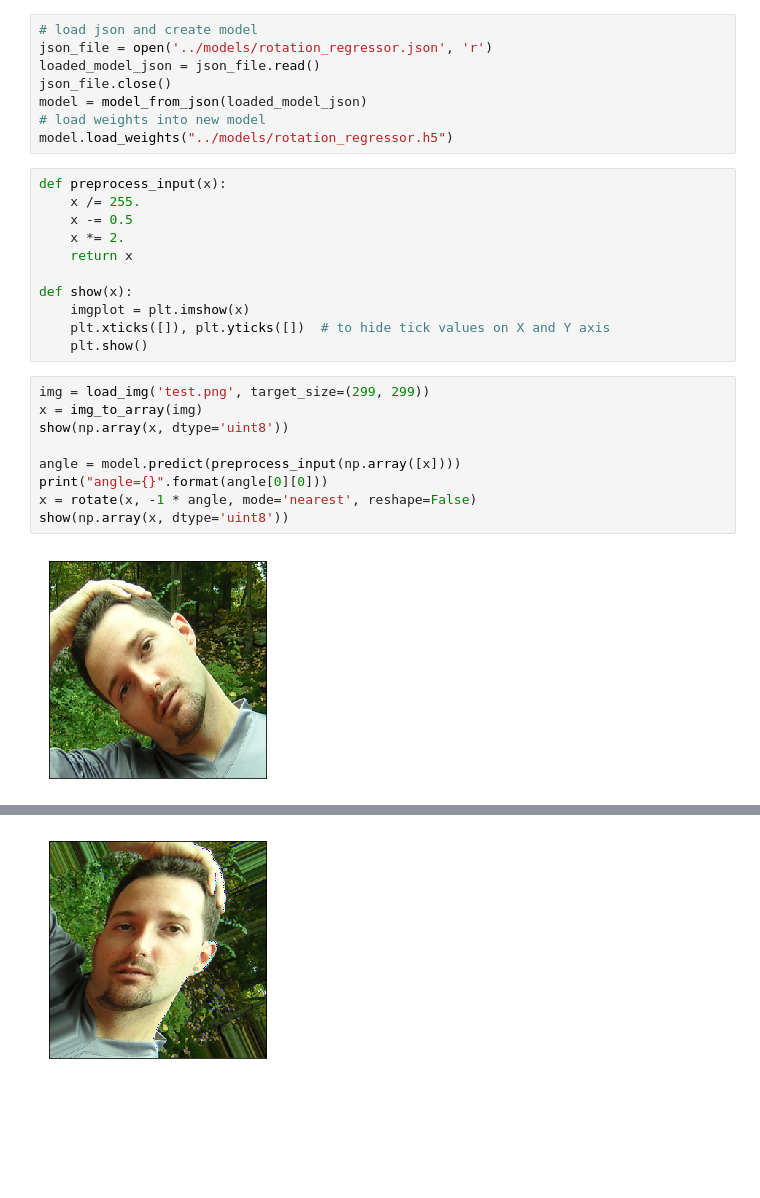
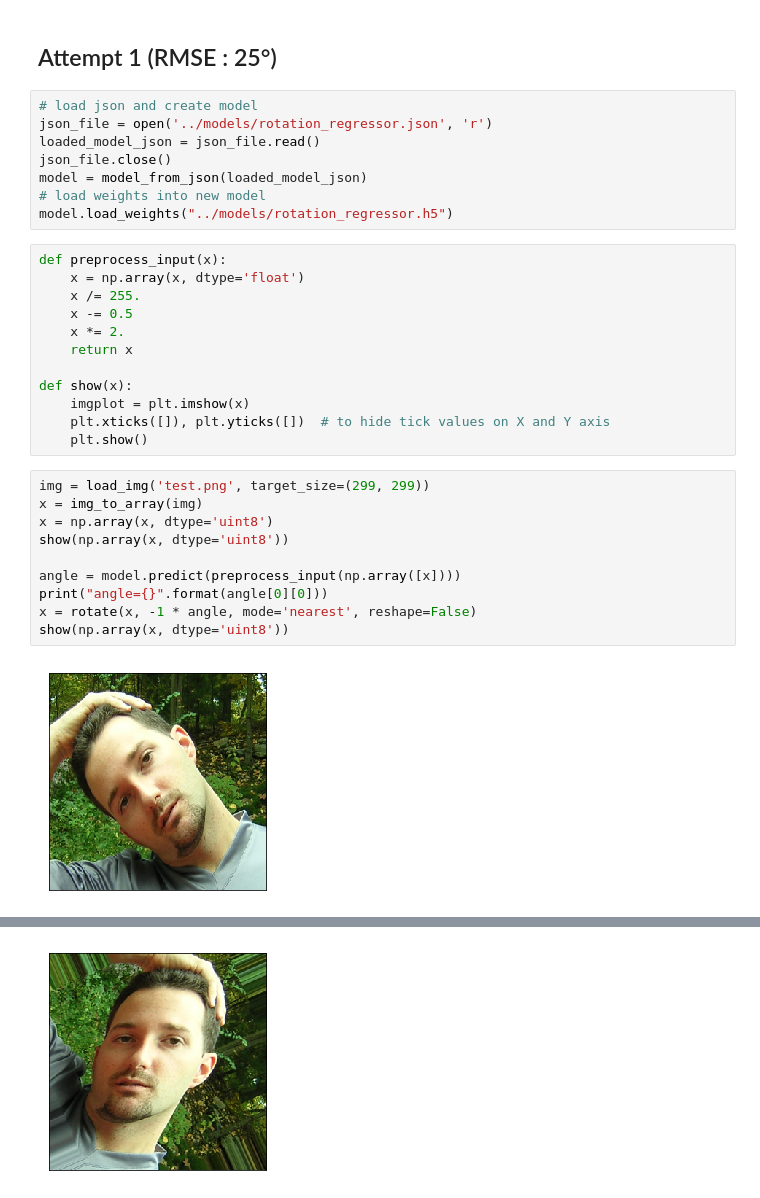
Before and after one commit to florentdelgrange/ai_umons, a Jupyter notebook: challenge1/Notebooks/Model Testing.ipynb, the cells around one changed output, grey strips where cells are left out. Cells and saved outputs as stored; diff of their text form; blank space fills up the shorter version.

```diff
--- a/challenge1/Notebooks/Model Testing.ipynb
+++ b/challenge1/Notebooks/Model Testing.ipynb
@@ -20,3 +23,5 @@ import matplotlib.pyplot as plt
+# %% [markdown]
+## Attempt 1 (RMSE : 25°)
 # %%
 # load json and create model
 json_file = open('../models/rotation_regressor.json', 'r')
@@ -27,6 +32,7 @@ model = model_from_json(loaded_model_json)
 model.load_weights("../models/rotation_regressor.h5")
 # %%
 def preprocess_input(x):
+    x = np.array(x, dtype='float')
     x /= 255.
     x -= 0.5
     x *= 2.
@@ -39,6 +45,7 @@ def show(x):
 # %%
 img = load_img('test.png', target_size=(299, 299))
 x = img_to_array(img)
+x = np.array(x, dtype='uint8')
 show(np.array(x, dtype='uint8'))
 
 angle = model.predict(preprocess_input(np.array([x])))
@@ -51 +58 @@ angle=66.06644439697266
-[figure, old version]
+[figure, new version]
```
Also changed, not shown: parts of 10 cells of this notebook, 2 other files.
